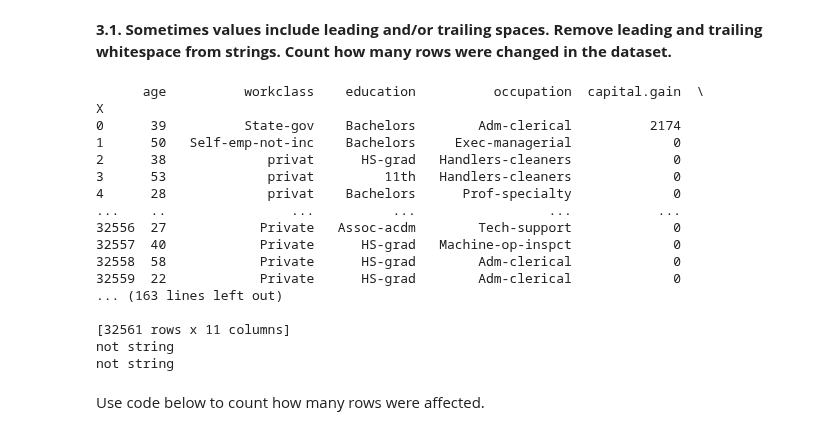
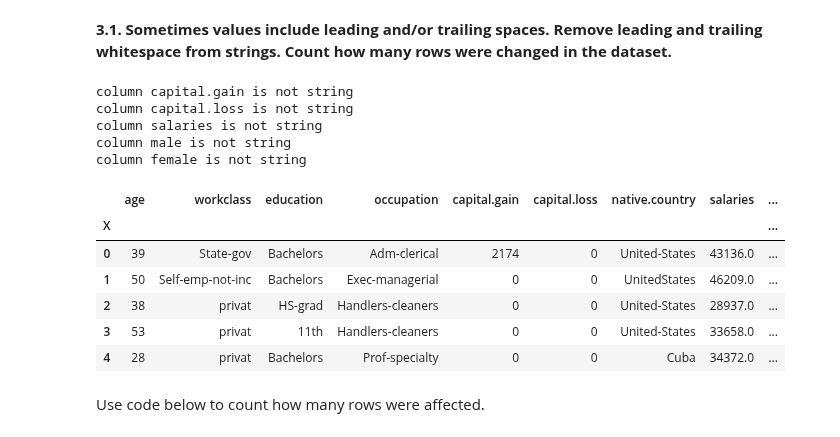
Before and after one commit to enliktjioe/bda2020, a Jupyter notebook: HW1/Homework_01.ipynb, the cells around one changed output. Saved outputs shown, nothing was run; the diff lists cells and outputs as text; code cells hidden in the pictures.

```diff
--- a/HW1/Homework_01.ipynb
+++ b/HW1/Homework_01.ipynb
@@ -370,34 +430,29 @@ if data is not ...:
 # %% [markdown]
 **3.1. Sometimes values include leading and/or trailing spaces. Remove leading and trailing whitespace from strings. Count how many rows were changed in the dataset.** <br>
 # %%
-# TODO
+# # TODO
 for column in data.columns:
-    if data[column].dtype == 'O' :
+    if data[column].dtype == 'O' : #dtype == 'O' stands for Python object
         data[column] = data[column].str.strip()
-        print(data)
+#         print(data)
     else:
-        print("not string")
+        print(f"column {column} is not string")
 
-# data.head()
+data.head()
 # data['age'].dtype
 # %% [output]
-      age          workclass    education          occupation  capital.gain  \
-X
-0      39          State-gov    Bachelors        Adm-clerical          2174
-1      50   Self-emp-not-inc    Bachelors     Exec-managerial             0
-2      38             privat      HS-grad   Handlers-cleaners             0
-3      53             privat         11th   Handlers-cleaners             0
-4      28             privat    Bachelors      Prof-specialty             0
-...    ..                ...          ...                 ...           ...
-32556  27            Private   Assoc-acdm        Tech-support             0
-32557  40            Private      HS-grad   Machine-op-inspct             0
-32558  58            Private      HS-grad        Adm-clerical             0
-32559  22            Private      HS-grad        Adm-clerical             0
-... (163 lines left out)
-
-[32561 rows x 11 columns]
-not string
-not string
+column capital.gain is not string
+column capital.loss is not string
+column salaries is not string
+column male is not string
+column female is not string
+|  | age | workclass | education | occupation | capital.gain | capital.loss | native.country | salaries | ... |
+| X |  |  |  |  |  |  |  |  | ... |
+| 0 | 39 | State-gov | Bachelors | Adm-clerical | 2174 | 0 | United-States | 43136.0 | ... |
+| 1 | 50 | Self-emp-not-inc | Bachelors | Exec-managerial | 0 | 0 | UnitedStates | 46209.0 | ... |
+| 2 | 38 | privat | HS-grad | Handlers-cleaners | 0 | 0 | United-States | 28937.0 | ... |
+| 3 | 53 | privat | 11th | Handlers-cleaners | 0 | 0 | United-States | 33658.0 | ... |
+| 4 | 28 | privat | Bachelors | Prof-specialty | 0 | 0 | Cuba | 34372.0 | ... |
 # %% [markdown]
 Use code below to count how many rows were affected.
 # %%
```
Also changed, not shown: parts of 12 cells of this notebook.
